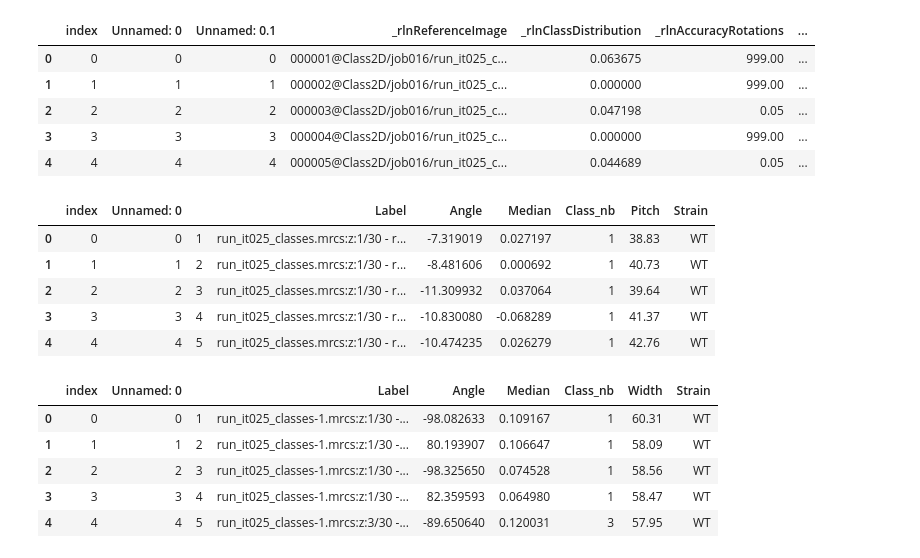
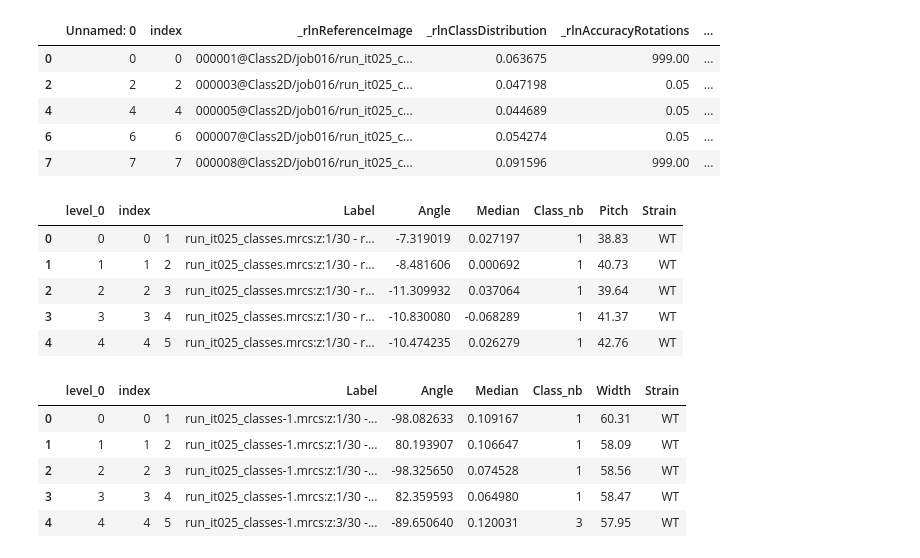
Before and after one commit to lorenzotala/PhD_codes, a Jupyter notebook: Mechanosensation/Python_code/CryoEM/2Dclasses_analysis.ipynb, the cells around one changed output. Cells and saved outputs as stored; diff of their text form; code cells hidden in the pictures.

```diff
--- a/Mechanosensation/Python_code/CryoEM/2Dclasses_analysis.ipynb
+++ b/Mechanosensation/Python_code/CryoEM/2Dclasses_analysis.ipynb
@@ -93,21 +93,22 @@ def plotFeatures(means, std, strain, parameter):
     p.yaxis.minor_tick_line_color = None
     return p
 # %%
-df_met = pd.read_csv('combined_metadata.csv', sep=',', na_values='*').reset_index()
-df_pitch = pd.read_csv('combined_pitch.csv', sep=',', na_values='*').reset_index()
-df_width = pd.read_csv('combined_width.csv', sep=',', na_values='*').reset_index()
+df_met_raw = pd.read_csv('combined_metadata.csv')
+df_met=df_met_raw.loc[df_met_raw['_rlnClassDistribution']>0]
+df_pitch = pd.read_csv('combined_pitch.csv').reset_index()
+df_width = pd.read_csv('combined_width.csv').reset_index()
 df_met.head()
 # %% [output]
-|  | index | Unnamed: 0 | Unnamed: 0.1 | _rlnReferenceImage | _rlnClassDistribution | _rlnAccuracyRotations | ... |
-| 0 | 0 | 0 | 0 | 000001@Class2D/job016/run_it025_c... | 0.063675 | 999.00 | ... |
-| 1 | 1 | 1 | 1 | 000002@Class2D/job016/run_it025_c... | 0.000000 | 999.00 | ... |
-| 2 | 2 | 2 | 2 | 000003@Class2D/job016/run_it025_c... | 0.047198 | 0.05 | ... |
-| 3 | 3 | 3 | 3 | 000004@Class2D/job016/run_it025_c... | 0.000000 | 999.00 | ... |
-| 4 | 4 | 4 | 4 | 000005@Class2D/job016/run_it025_c... | 0.044689 | 0.05 | ... |
+|  | Unnamed: 0 | index | _rlnReferenceImage | _rlnClassDistribution | _rlnAccuracyRotations | ... |
+| 0 | 0 | 0 | 000001@Class2D/job016/run_it025_c... | 0.063675 | 999.00 | ... |
+| 2 | 2 | 2 | 000003@Class2D/job016/run_it025_c... | 0.047198 | 0.05 | ... |
+| 4 | 4 | 4 | 000005@Class2D/job016/run_it025_c... | 0.044689 | 0.05 | ... |
+| 6 | 6 | 6 | 000007@Class2D/job016/run_it025_c... | 0.054274 | 0.05 | ... |
+| 7 | 7 | 7 | 000008@Class2D/job016/run_it025_c... | 0.091596 | 999.00 | ... |
 # %%
 df_pitch.head()
 # %% [output]
-|  | index | Unnamed: 0 |  | Label | Angle | Median | Class_nb | Pitch | Strain |
+|  | level_0 | index |  | Label | Angle | Median | Class_nb | Pitch | Strain |
 | 0 | 0 | 0 | 1 | run_it025_classes.mrcs:z:1/30 - r... | -7.319019 | 0.027197 | 1 | 38.83 | WT |
 | 1 | 1 | 1 | 2 | run_it025_classes.mrcs:z:1/30 - r... | -8.481606 | 0.000692 | 1 | 40.73 | WT |
 | 2 | 2 | 2 | 3 | run_it025_classes.mrcs:z:1/30 - r... | -11.309932 | 0.037064 | 1 | 39.64 | WT |
@@ -116,7 +117,7 @@ df_pitch.head()
 # %%
 df_width.head()
 # %% [output]
-|  | index | Unnamed: 0 |  | Label | Angle | Median | Class_nb | Width | Strain |
+|  | level_0 | index |  | Label | Angle | Median | Class_nb | Width | Strain |
 | 0 | 0 | 0 | 1 | run_it025_classes-1.mrcs:z:1/30 -... | -98.082633 | 0.109167 | 1 | 60.31 | WT |
 | 1 | 1 | 1 | 2 | run_it025_classes-1.mrcs:z:1/30 -... | 80.193907 | 0.106647 | 1 | 58.09 | WT |
 | 2 | 2 | 2 | 3 | run_it025_classes-1.mrcs:z:1/30 -... | -98.325650 | 0.074528 | 1 | 58.56 | WT |
```
Also changed, not shown: parts of 4 cells of this notebook, 11 other files.
